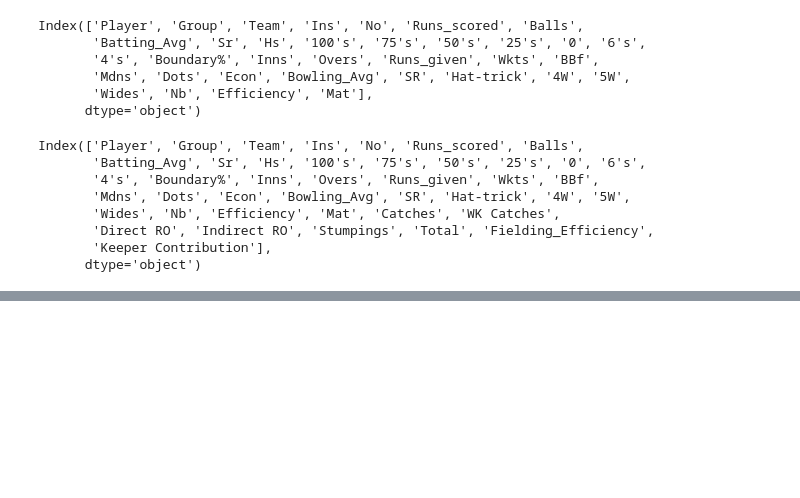
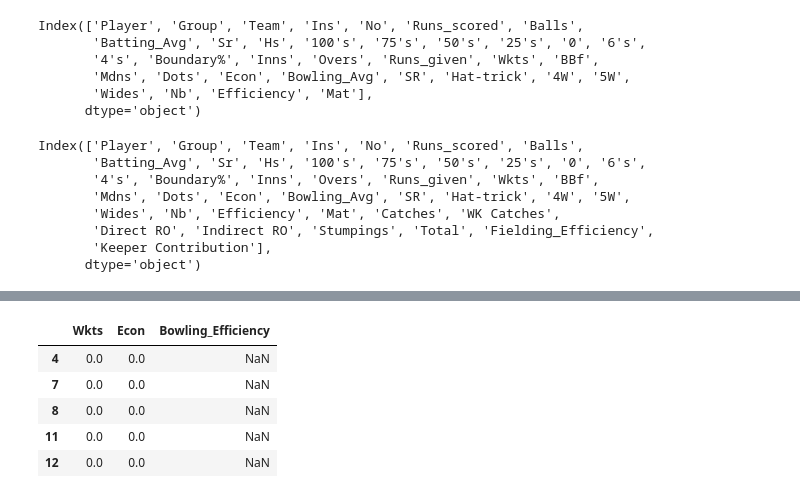
Before and after one commit to shaifalipatwal/NTCA-Cricket-Data-Analysis, a Jupyter notebook: NTCA Champions Division Analysis.ipynb, the cells around one changed output, grey strips where cells are left out. Drawn from its saved outputs; the diff is of its cells as text; code cells hidden in the pictures; blank space fills up the shorter version.

```diff
--- a/NTCA Champions Division Analysis.ipynb
+++ b/NTCA Champions Division Analysis.ipynb
@@ -835,0 +895,20 @@ plt.show()
+# %%
+# Checking the total number of null values in Bowling_Efficiency column
+# As We calculted Bowling Efficiency by dividing Wkts by Econ, therefore, checking the values of Wkts and Econ to find out the reason behind NaN value.
+
+
+cric_df[(cric_df['Bowling_Efficiency'].isna()) | (cric_df['Bowling_Efficiency']==" ")][["Wkts","Econ","Bowling_Efficiency"]].head()
+
+
+
+# Here we can observe that the bowling efficiency is NaN because values are divided by zero.
+# Therefore, we are going to fill na by 0
+# We can also observe that the wkts and econ are zero because the player might be a batsman or fielder.
+# There are 240 players who are not bowler in the dataset
+# %% [output]
+|  | Wkts | Econ | Bowling_Efficiency |
+| 4 | 0.0 | 0.0 | NaN |
+| 7 | 0.0 | 0.0 | NaN |
+| 8 | 0.0 | 0.0 | NaN |
+| 11 | 0.0 | 0.0 | NaN |
+| 12 | 0.0 | 0.0 | NaN |
```
Also changed, not shown: parts of 78 cells of this notebook.
